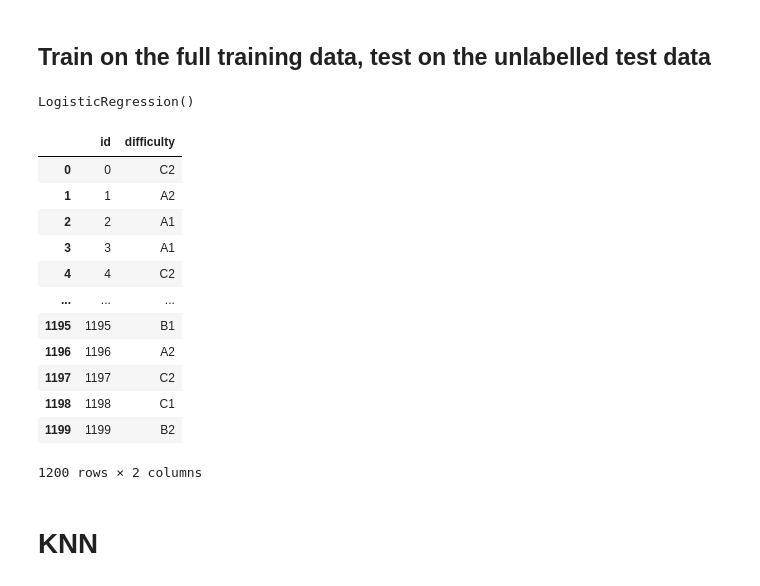
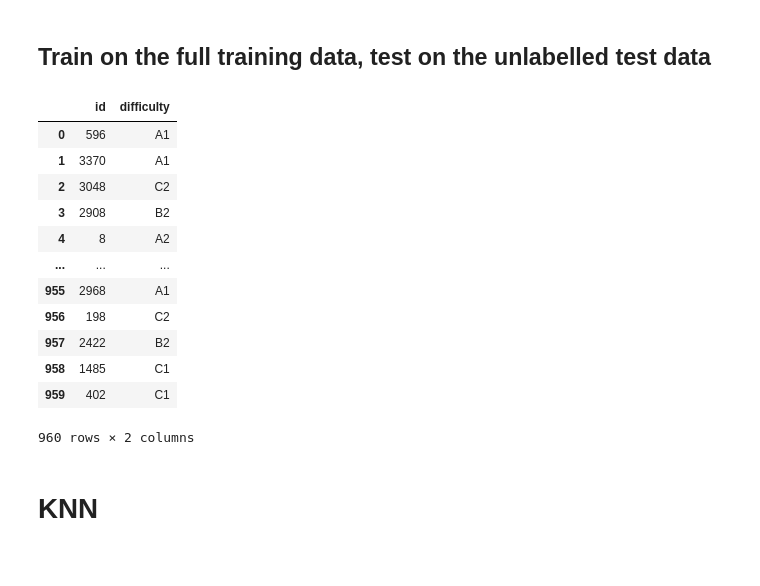
Before and after one commit to RebeccaKessler/Machine_Learning, a Jupyter notebook: Codes/Code_2.ipynb, the cells around one changed output. Saved outputs shown, nothing was run; the diff lists cells and outputs as text; code cells hidden in the pictures.

```diff
--- a/Codes/Code_2.ipynb
+++ b/Codes/Code_2.ipynb
@@ -126,28 +126,26 @@ x_test_tfidf = vectorizer.transform(x_test) # transform test data
 # %%
 # Initialize and train the Logistic Regression model on the whole dataset
 model_LR = LogisticRegression()
 model_LR.fit(x_full_tfidf, y)
+
+# Make predictions on the test data with the trained model
+LR_pred_full = model_LR.predict(x_test_unlabelled_tfidf)
+
+df_pred_LR_full = pd.DataFrame({'id': x_test.index, 'difficulty': LR_pred_full}) #shouldn't it be x_test_unlabelled.index?
+df_pred_LR_full
 # %% [output]
+|  | id | difficulty |
+| 0 | 596 | A1 |
+| 1 | 3370 | A1 |
+| 2 | 3048 | C2 |
+| 3 | 2908 | B2 |
+| 4 | 8 | A2 |
+| ... | ... | ... |
+| 955 | 2968 | A1 |
+| 956 | 198 | C2 |
+| 957 | 2422 | B2 |
+| 958 | 1485 | C1 |
+| 959 | 402 | C1 |
-LogisticRegression()
+960 rows × 2 columns
-# %%
-# Make predictions on the test data with the trained model
-LR_pred_test = model_LR.predict(x_test_tfidf)
-
-df_pred_LR_full = pd.DataFrame({'id': x_test.index, 'difficulty': LR_pred_test})
-df_pred_LR_full
-# %% [output]
-|  | id | difficulty |
-| 0 | 0 | C2 |
-| 1 | 1 | A2 |
-| 2 | 2 | A1 |
-| 3 | 3 | A1 |
-| 4 | 4 | C2 |
-| ... | ... | ... |
-| 1195 | 1195 | B1 |
-| 1196 | 1196 | A2 |
-| 1197 | 1197 | C2 |
-| 1198 | 1198 | C1 |
-| 1199 | 1199 | B2 |
-1200 rows × 2 columns
 # %%
 # Export the dataframe as csv
```
Also changed, not shown: parts of 21 cells of this notebook.
